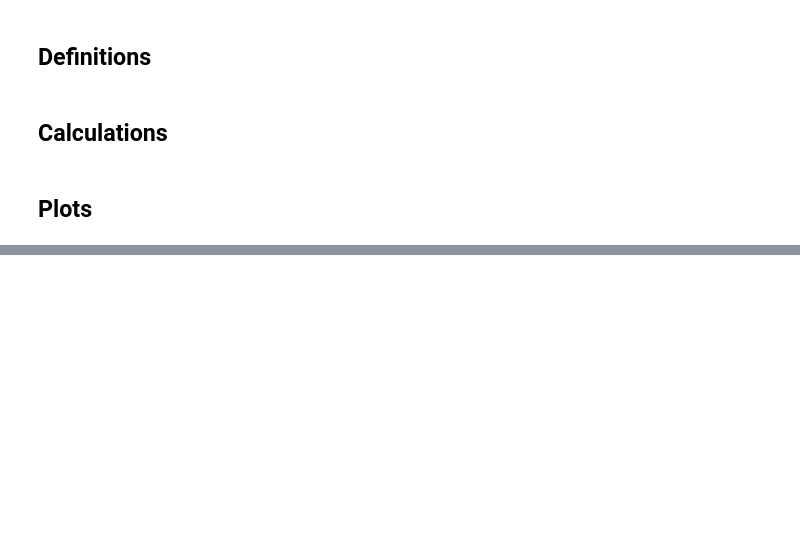
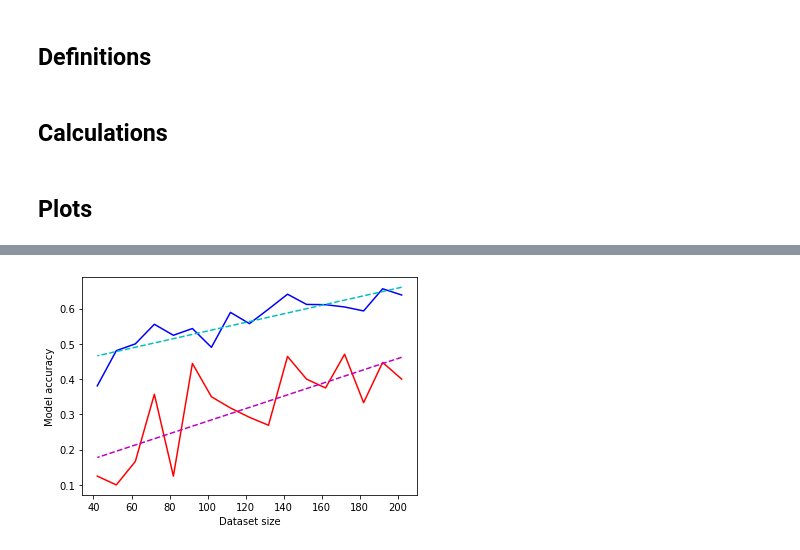
Before and after one commit to cvvletter/palsy, a Jupyter notebook: machine_learning/dataset_size_exploration.ipynb, the cells around one changed output, grey strips where cells are left out. Saved outputs shown, nothing was run; the diff lists cells and outputs as text; code cells hidden in the pictures; blank space fills up the shorter version.

```diff
--- a/machine_learning/dataset_size_exploration.ipynb
+++ b/machine_learning/dataset_size_exploration.ipynb
@@ -127,0 +174,17 @@ plt.show()
+# %%
+# calculate the polynomial of best fit of degree deg
+m, b = np.polyfit(dataset_size, accuracy_naivebayes, deg=1)
+n, a = np.polyfit(dataset_size, sensitivity_naivebayes, deg=1)
+
+dataset_size = np.asarray(dataset_size)
+
+# plot accuracy to dataset size and also the line of best fit
+plt.plot(dataset_size, accuracy_naivebayes, ls='solid', c='b')
+plt.plot(dataset_size, m*dataset_size+b, ls='dashed', c='c')
+plt.plot(dataset_size, sensitivity_naivebayes, ls='solid', c='r')
+plt.plot(dataset_size, n*dataset_size+a, ls='dashed', c='m')
+plt.ylabel('Model accuracy')
+plt.xlabel('Dataset size')
+plt.show()
+# %% [output]
+[figure, added]
```
Also changed, not shown: parts of 4 cells of this notebook.
